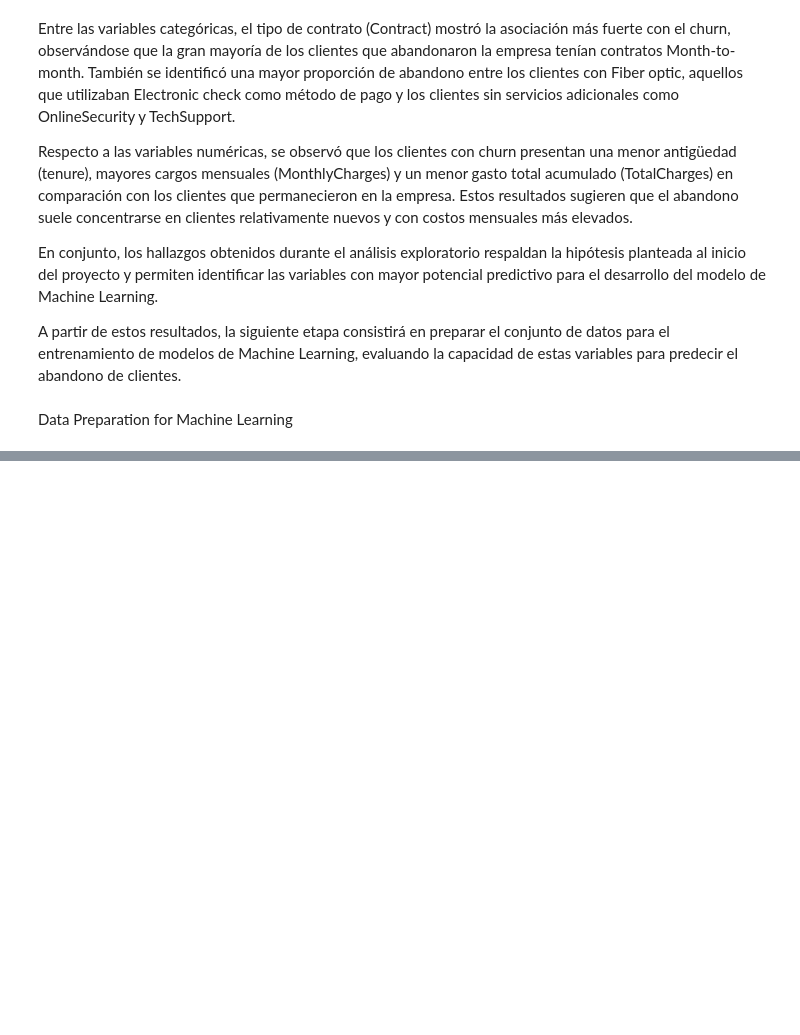
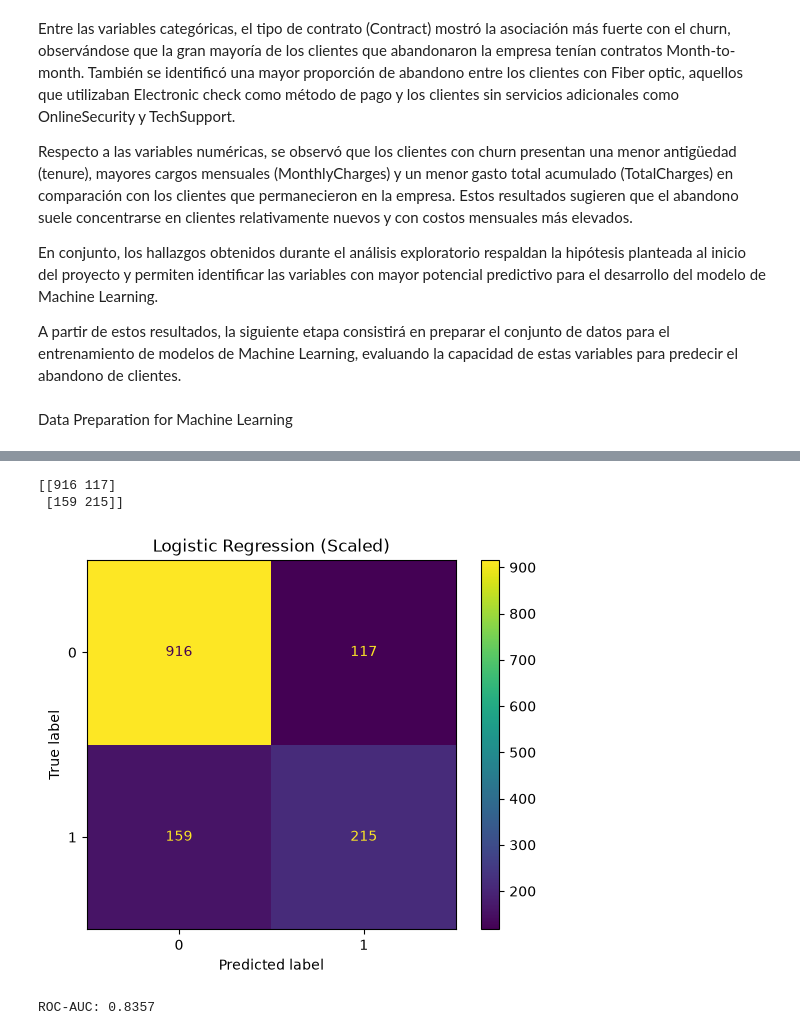
Before and after one commit to arielmarin/customer-churn-prediction, a Jupyter notebook: notebooks/customer_churn_prediction.ipynb, the cells around one changed output, grey strips where cells are left out. Saved outputs shown, nothing was run; the diff lists cells and outputs as text; code cells hidden in the pictures; blank space fills up the shorter version.

```diff
--- a/notebooks/customer_churn_prediction.ipynb
+++ b/notebooks/customer_churn_prediction.ipynb
@@ -610,0 +776,4 @@ data_ml = customer_df.copy()
+# %%
+x_train_scaled = scaler.fit_transform(x_train)
+# %%
+x_test_scaled = scaler.transform(x_test)
@@ -610,0 +789,3 @@ data_ml = customer_df.copy()
+# %%
+y_pred_lr_scaled = modelo_lr_scaled.predict(x_test_scaled)
+y_prob_lr_scaled = modelo_lr_scaled.predict_proba(x_test_scaled)
@@ -610,0 +811,24 @@ data_ml = customer_df.copy()
+# %%
+cm_lr_scaled = confusion_matrix(
+    y_test,
+    y_pred_lr_scaled
+)
+
+print(cm_lr_scaled)
+# %% [output]
+[[916 117]
+ [159 215]]
+# %%
+# Con escala
+ConfusionMatrixDisplay.from_predictions(y_test, y_pred_lr_scaled)
+
+plt.title("Logistic Regression (Scaled)")
+plt.show()
+# %% [output]
+[figure, added]
+# %%
+auc_lr_scaled = roc_auc_score(y_test, y_prob_lr_scaled[:,1])
+
+print(f"ROC-AUC: {auc_lr_scaled:.4f}")
+# %% [output]
+ROC-AUC: 0.8357
```
Also changed, not shown: parts of 71 cells of this notebook, 1 other file.
